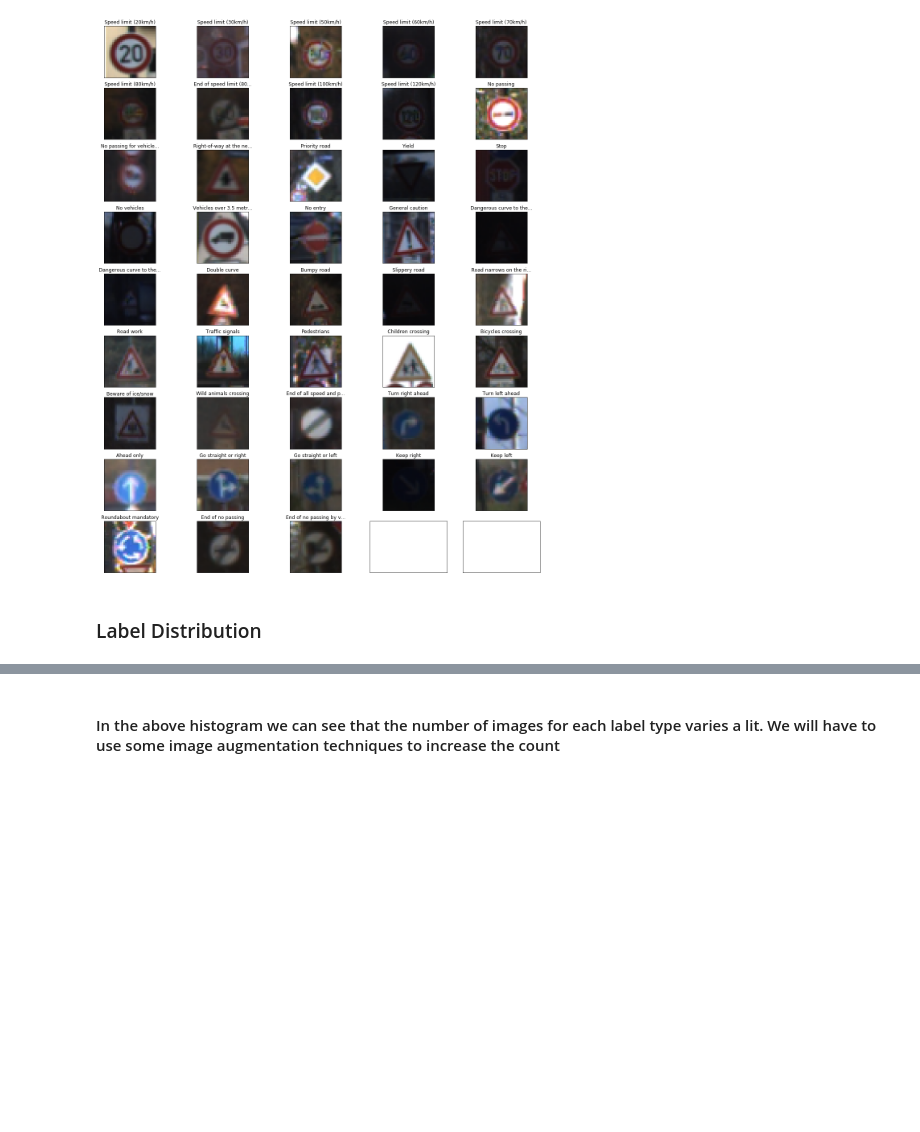
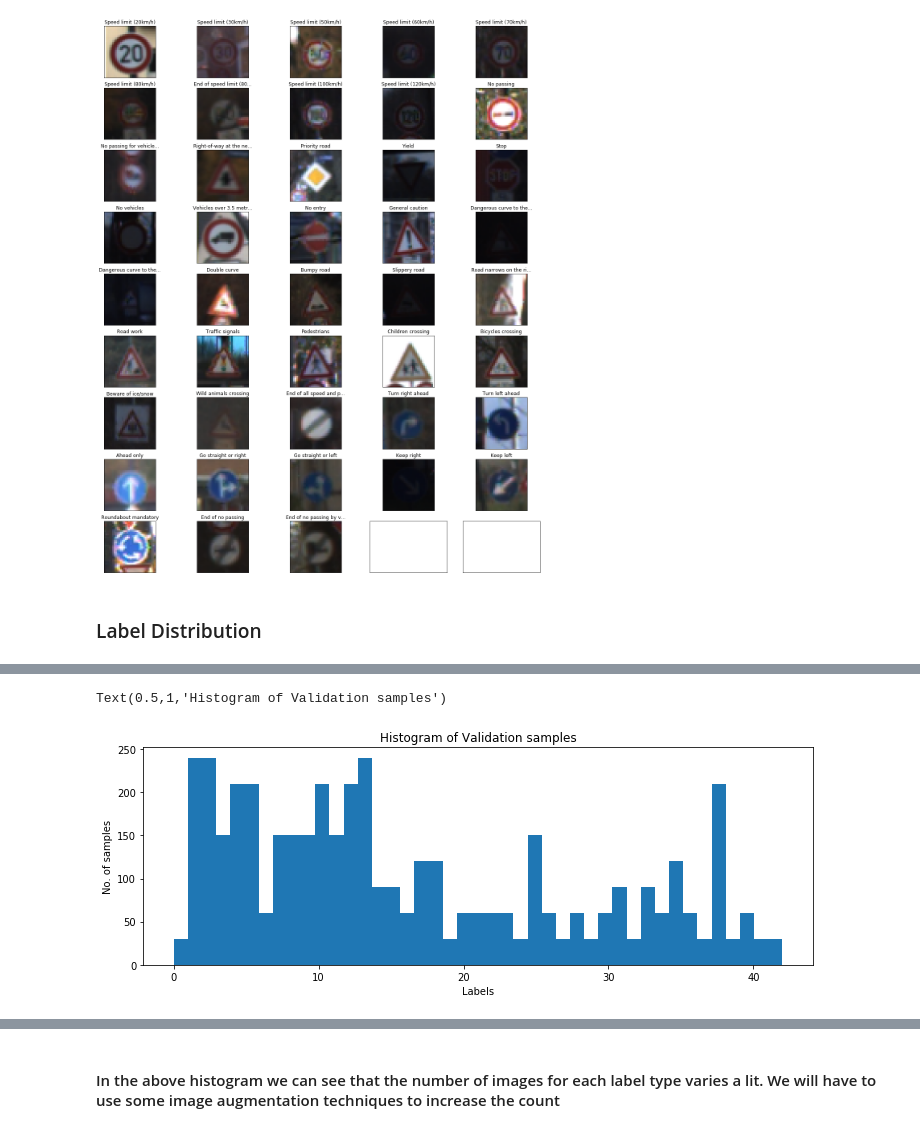
Before and after one commit to vsagarmb/CarND-Traffic-Sign-Classifier-P3, a Jupyter notebook: Traffic_Sign_Classifier.ipynb, the cells around one changed output, grey strips where cells are left out. Cells and saved outputs as stored; diff of their text form; code cells hidden in the pictures; blank space fills up the shorter version.

```diff
--- a/Traffic_Sign_Classifier.ipynb
+++ b/Traffic_Sign_Classifier.ipynb
@@ -163,0 +164,9 @@ Text(0.5,1,'Histogram of training samples')
+# %%
+fig = plt.figure(figsize=(12,4))
+n, bins, patches = plt.hist(y_valid, n_classes)
+plt.xlabel('Labels')
+plt.ylabel('No. of samples')
+plt.title('Histogram of Validation samples')
+# %% [output]
+Text(0.5,1,'Histogram of Validation samples')
+[figure, added]
```
Also changed, not shown: parts of 19 cells of this notebook, 1 other file.
